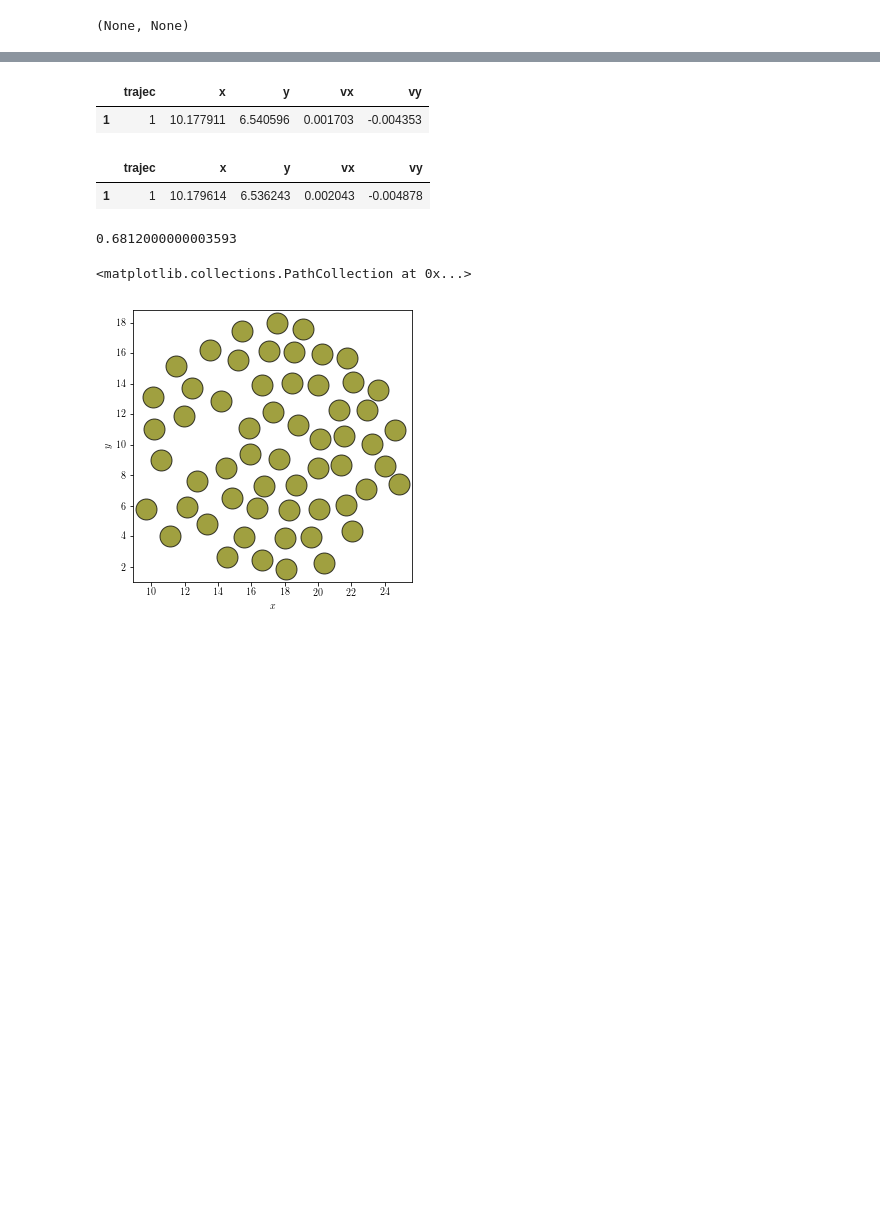
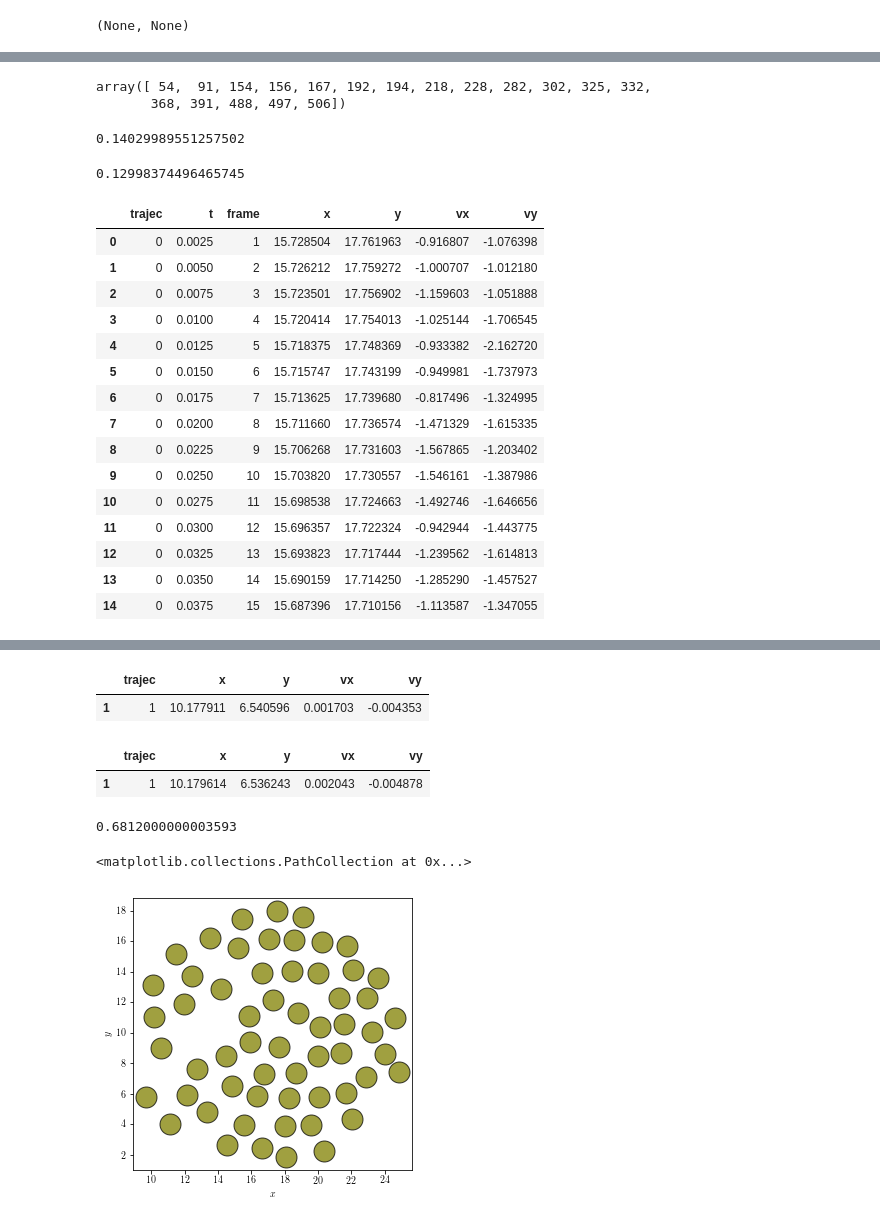
Before and after one commit to fvegar/Tracks, a Jupyter notebook: datos_ppp_v0.ipynb, the cells around one changed output, grey strips where cells are left out. Drawn from its saved outputs; the diff is of its cells as text; code cells hidden in the pictures; blank space fills up the shorter version.

```diff
--- a/datos_ppp_v0.ipynb
+++ b/datos_ppp_v0.ipynb
@@ -24,7 +28,7 @@ Available matplotlib backends: ['ipympl', 'osx', 'qt4', 'qt5', 'qt', 'nbagg', 'p
 tabla = pd.read_table('pos_vel_ppp.dat',index_col=False)
 
 # Rename 'particle' column to 'trajec' and reorder table
-tabla.rename(columns={'particle': 'trajec'}, inplace=True)
-cols = ['trajec', 'frame', 'x', 'y', 'vx', 'vy']
+tabla.rename(columns={'particle': 'trajec', 'vx': 'dx', 'vy': 'dy'}, inplace=True)
+cols = ['trajec', 'frame', 'x', 'y', 'dx', 'dy']
 tabla = tabla[cols]
 # %%
@@ -40,6 +46,3 @@ def extractfiles(zipname):
 extractfiles('pppN110.7z')
 # %% [output]
 (None, None)
-# %%
-# Read table in pickle format
-tabla = pd.read_pickle('pppN110.pkl')
@@ -74,0 +147,6 @@ Number of trajectories: 518
+# %%
+# print indexes of empty trajectories
+empty_trajecs
+# %% [output]
+array([ 54,  91, 154, 156, 167, 192, 194, 218, 228, 282, 302, 325, 332,
+       368, 391, 488, 497, 506])
@@ -75,3 +157,13 @@ Number of trajectories: 518
+# %%
+# Standard deviation of center x position
+np.std(static_one.x)
+# %% [output]
+0.14029989551257502
+# %%
+# Variance of center y position
+np.std(static_one.y)
+# %% [output]
+0.12998374496465745
 # %%
 # PHYSICAL SCALES AND ORIGIN
 def re_pos_scale(ball):
@@ -97 +195,20 @@ rtabla = re_pos_scale(0)
+# %%
+rtabla[:15]
+# %% [output]
+|  | trajec | t | frame | x | y | vx | vy |
+| 0 | 0 | 0.0025 | 1 | 15.728504 | 17.761963 | -0.916807 | -1.076398 |
+| 1 | 0 | 0.0050 | 2 | 15.726212 | 17.759272 | -1.000707 | -1.012180 |
+| 2 | 0 | 0.0075 | 3 | 15.723501 | 17.756902 | -1.159603 | -1.051888 |
+| 3 | 0 | 0.0100 | 4 | 15.720414 | 17.754013 | -1.025144 | -1.706545 |
+| 4 | 0 | 0.0125 | 5 | 15.718375 | 17.748369 | -0.933382 | -2.162720 |
+| 5 | 0 | 0.0150 | 6 | 15.715747 | 17.743199 | -0.949981 | -1.737973 |
+| 6 | 0 | 0.0175 | 7 | 15.713625 | 17.739680 | -0.817496 | -1.324995 |
+| 7 | 0 | 0.0200 | 8 | 15.711660 | 17.736574 | -1.471329 | -1.615335 |
+| 8 | 0 | 0.0225 | 9 | 15.706268 | 17.731603 | -1.567865 | -1.203402 |
+| 9 | 0 | 0.0250 | 10 | 15.703820 | 17.730557 | -1.546161 | -1.387986 |
+| 10 | 0 | 0.0275 | 11 | 15.698538 | 17.724663 | -1.492746 | -1.646656 |
+| 11 | 0 | 0.0300 | 12 | 15.696357 | 17.722324 | -0.942944 | -1.443775 |
+| 12 | 0 | 0.0325 | 13 | 15.693823 | 17.717444 | -1.239562 | -1.614813 |
+| 13 | 0 | 0.0350 | 14 | 15.690159 | 17.714250 | -1.285290 | -1.457527 |
+| 14 | 0 | 0.0375 | 15 | 15.687396 | 17.710156 | -1.113587 | -1.347055 |
 # %%
```
Also changed, not shown: parts of 21 cells of this notebook.
